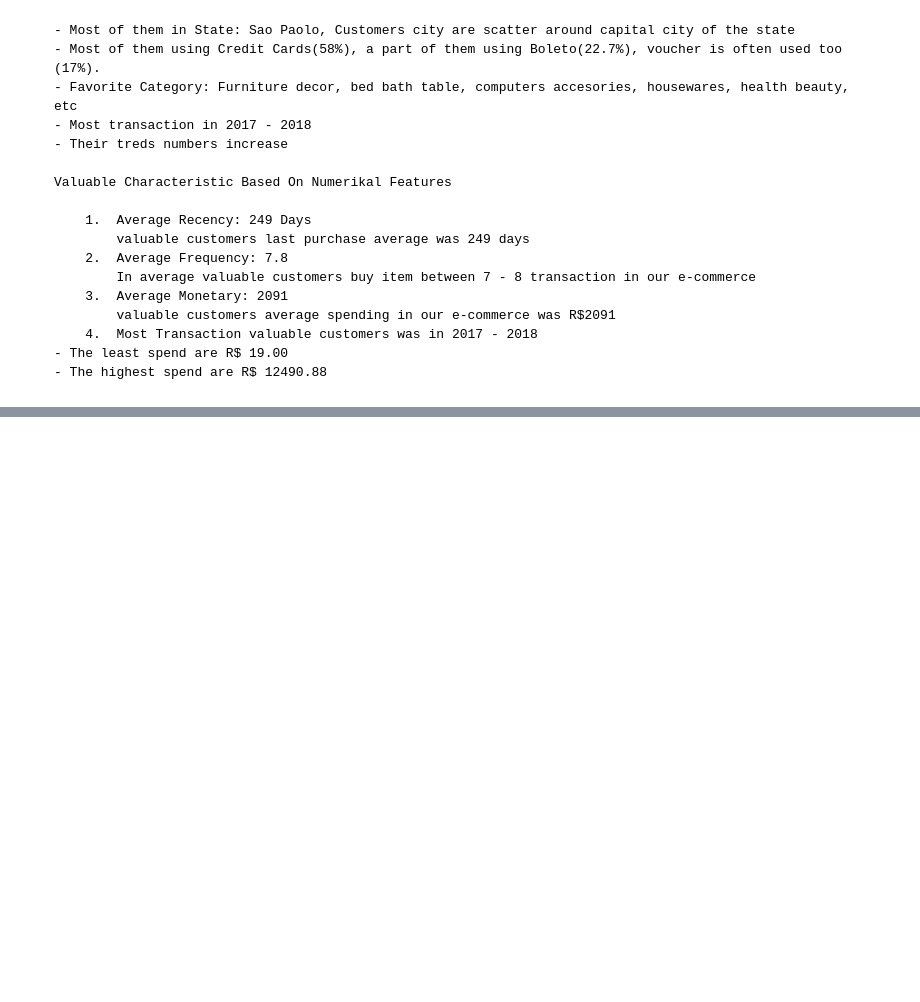
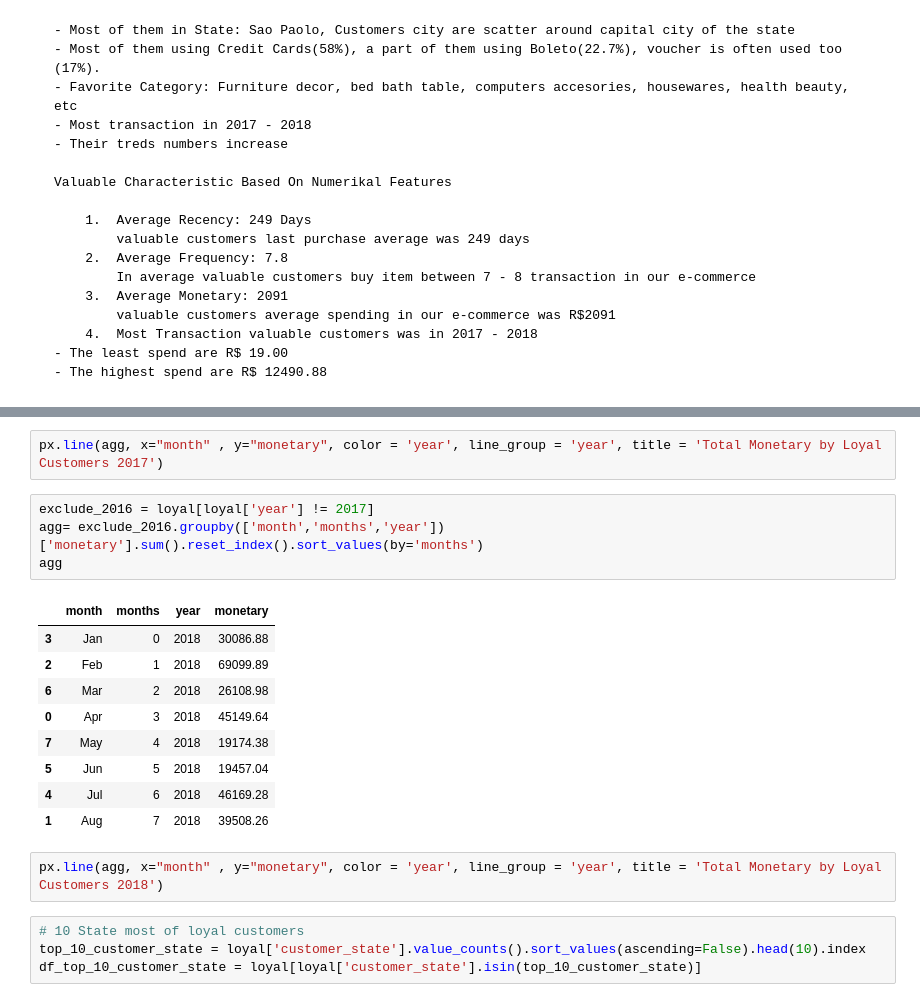
Before and after one commit to Faroja/Olist-Customers-Segementation, a Jupyter notebook: Analysis_Segmentation.ipynb, the cells around one changed output, grey strips where cells are left out. Saved outputs shown, nothing was run; the diff lists cells and outputs as text; blank space fills up the shorter version.

```diff
--- a/Analysis_Segmentation.ipynb
+++ b/Analysis_Segmentation.ipynb
@@ -878,0 +955,22 @@ fig.show()
+# %%
+px.line(agg, x="month" , y="monetary", color = 'year', line_group = 'year', title = 'Total Monetary by Loyal Customers 2017')
+# %%
+exclude_2016 = loyal[loyal['year'] != 2017]
+agg= exclude_2016.groupby(['month','months','year'])['monetary'].sum().reset_index().sort_values(by='months')
+agg
+# %% [output]
+|  | month | months | year | monetary |
+| 3 | Jan | 0 | 2018 | 30086.88 |
+| 2 | Feb | 1 | 2018 | 69099.89 |
+| 6 | Mar | 2 | 2018 | 26108.98 |
+| 0 | Apr | 3 | 2018 | 45149.64 |
+| 7 | May | 4 | 2018 | 19174.38 |
+| 5 | Jun | 5 | 2018 | 19457.04 |
+| 4 | Jul | 6 | 2018 | 46169.28 |
+| 1 | Aug | 7 | 2018 | 39508.26 |
+# %%
+px.line(agg, x="month" , y="monetary", color = 'year', line_group = 'year', title = 'Total Monetary by Loyal Customers 2018')
+# %%
+# 10 State most of loyal customers
+top_10_customer_state = loyal['customer_state'].value_counts().sort_values(ascending=False).head(10).index
+df_top_10_customer_state = loyal[loyal['customer_state'].isin(top_10_customer_state)]
```
Also changed, not shown: parts of 40 cells of this notebook, 1 other file.
